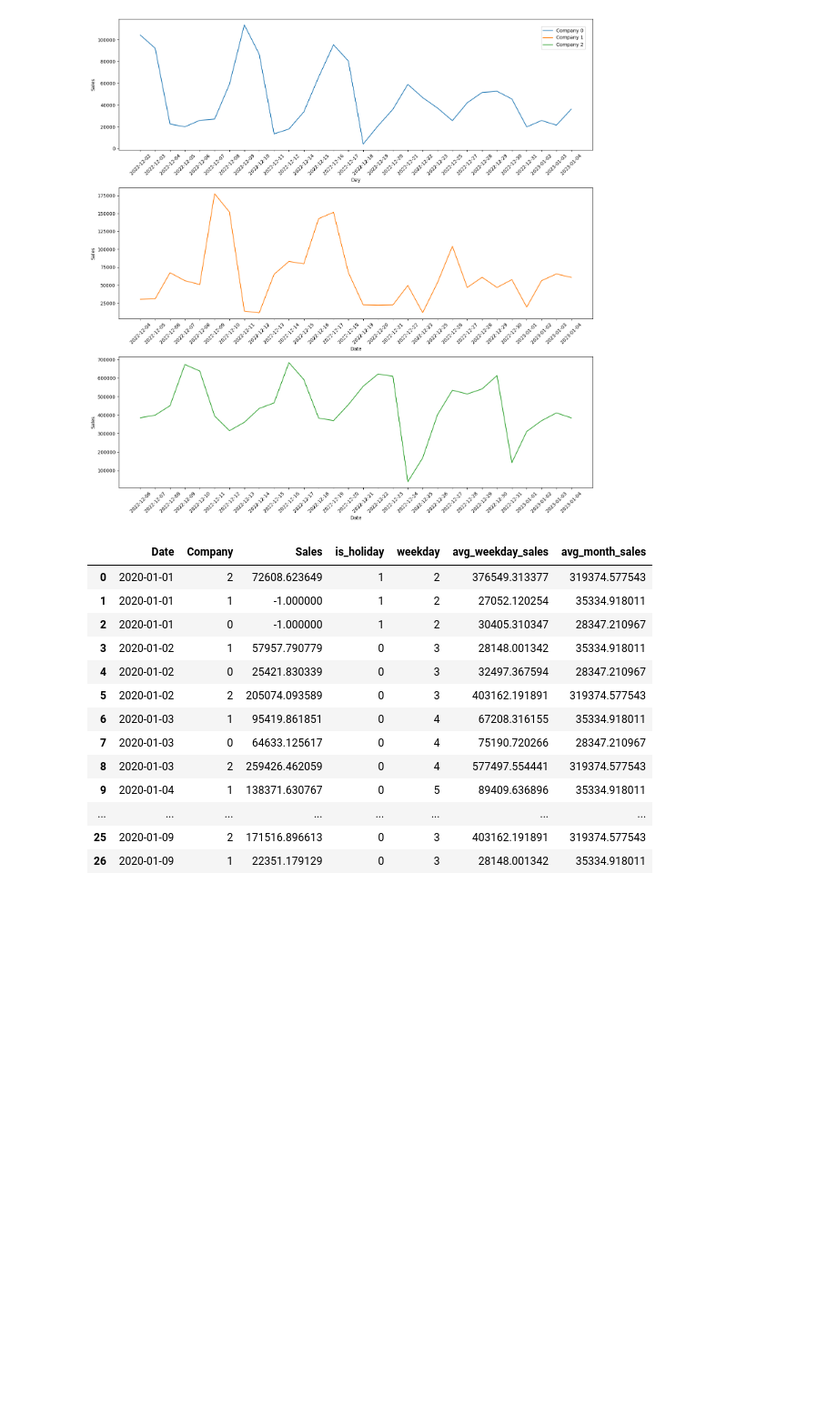
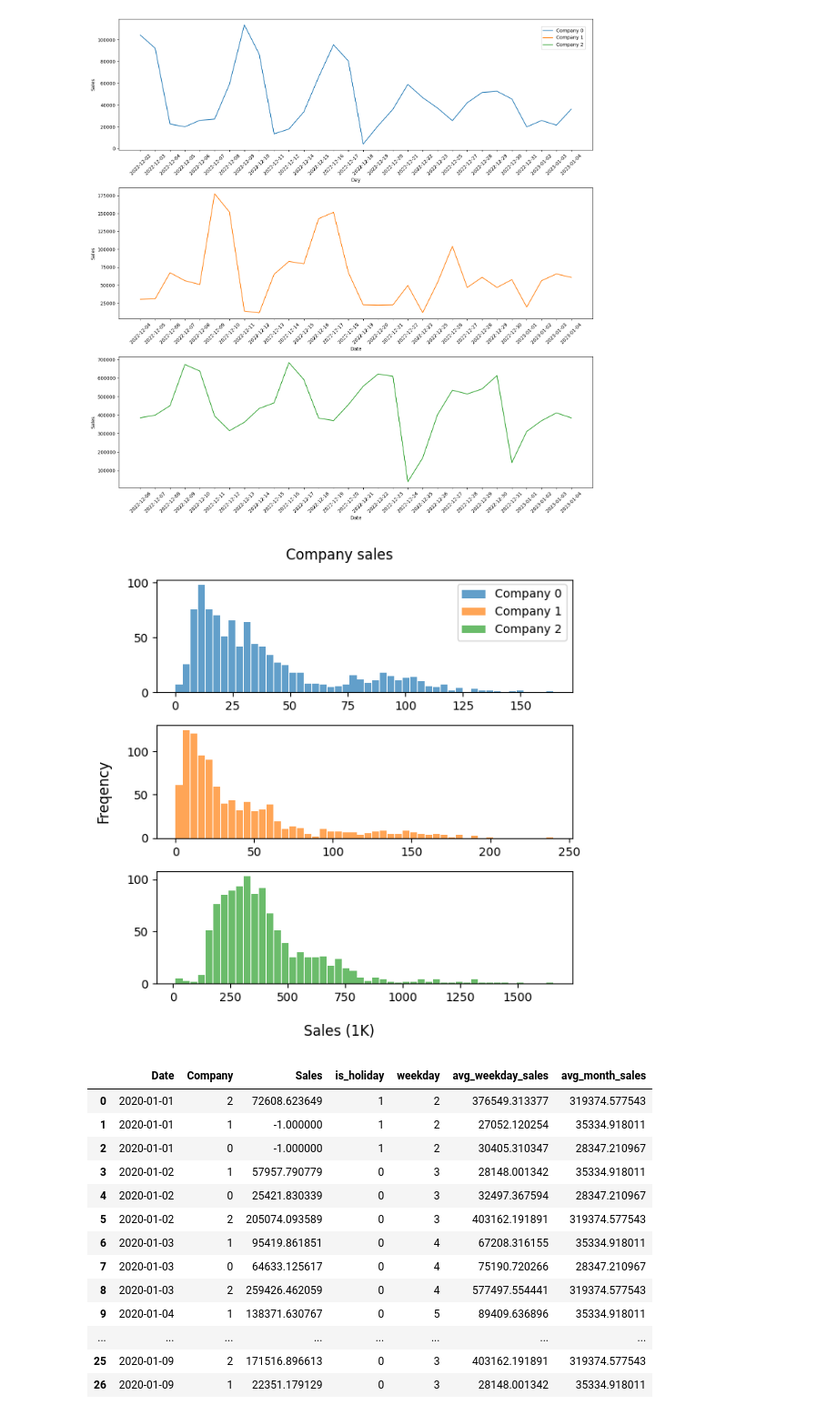
Before and after one commit to aluxf/ml-sales-forecasting, a Jupyter notebook: notebooks/preprocessing.ipynb, the cells around one changed output. Shown: that part at 91% size. Drawn from its saved outputs; the diff is of its cells as text; code cells hidden in the pictures; blank space fills up the shorter version.

Commit message:
Company sales plot

```diff
--- a/notebooks/preprocessing.ipynb
+++ b/notebooks/preprocessing.ipynb
@@ -70,6 +71,26 @@ fig.savefig('../figures/latest_sales')
 plt.show()
 # %% [output]
 [figure]
+# %%
+
+
+
+fig, (ax1, ax2, ax3) = plt.subplots(3, 1, figsize=(6, 6))
+fig.suptitle("Company sales")
+ax1.hist(raw_data[raw_data['Company'] == 0]['Sales'] / 10**3, bins=50, label='Company 0', alpha=0.7,rwidth=0.9, color='C0')
+ax2.hist(raw_data[raw_data['Company'] == 1]['Sales'] / 10**3, bins=50,label='Company 1',alpha=0.7,rwidth=0.9, color='C1')
+ax3.hist(raw_data[raw_data['Company'] == 2]['Sales']/ 10**3, bins=50,label='Company 2',alpha=0.7,rwidth=0.9, color='C2')
+ax3.get_xaxis().get_major_formatter().set_scientific(False)
+
+
+fig.supylabel('Freqency')
+fig.supxlabel('Sales (1K)')
+fig.legend(bbox_to_anchor=(0.96, 0.92))
+fig.tight_layout()
+
+fig.savefig('../figures/company_sales')
+# %% [output]
+[figure, added]
 # %%
 'Utility'
 
```
Also changed, not shown: parts of 1 cell of this notebook, 1 other file.
